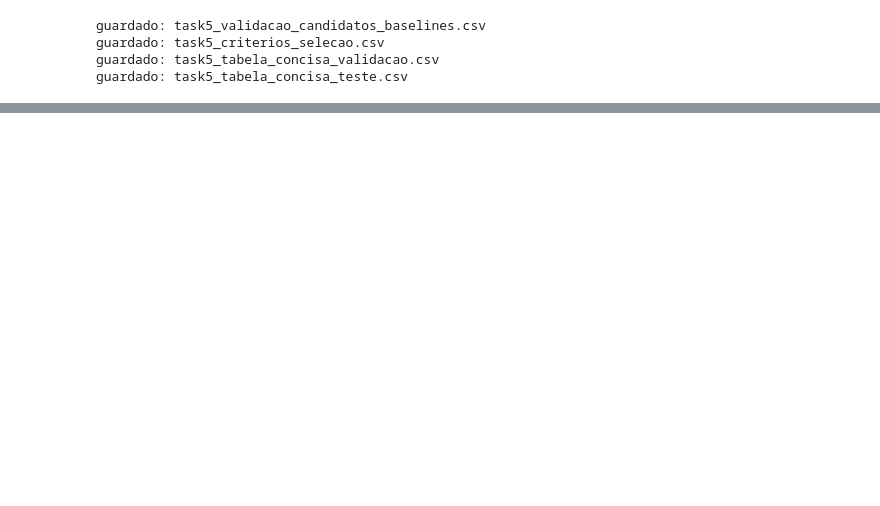
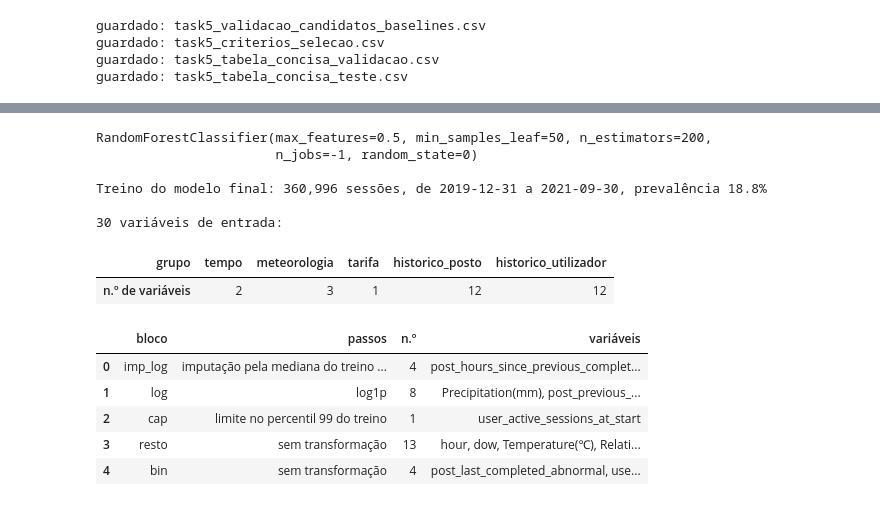
Before and after one commit to 1231478-Ellah-Fleischmann/MINDD-PROJETO, a Jupyter notebook: task5.ipynb, the cells around one changed output, grey strips where cells are left out. Saved outputs shown, nothing was run; the diff lists cells and outputs as text; code cells hidden in the pictures; blank space fills up the shorter version.

```diff
--- a/task5.ipynb
+++ b/task5.ipynb
@@ -803,0 +808,42 @@ guardado: task5_tabela_concisa_teste.csv
+# %%
+MODELO_FINAL = escolhas["modelo_probabilistico_mais_forte"]            # "random_forest"
+hp_final = escolhas["hiperparametros_escolhidos"][MODELO_FINAL]
+GRUPOS_FINAIS = ab.CONFIGURACOES["4 + histórico do utilizador"]
+cols_final, pipe_final = ab.criar_pipeline(MODELO_FINAL, GRUPOS_FINAIS, None, **hp_final)   # None = sem informação espacial
+print(pipe_final.named_steps["modelo"])
+
+# Período de treino do modelo final
+print(f"\nTreino do modelo final: {len(dev_final):,} sessões, de {dev_final['Start Time'].min():%Y-%m-%d} "
+      f"a {dev_final['Start Time'].max():%Y-%m-%d}, prevalência {dev_final['is_Abnormal'].mean():.1%}")
+
+# 1) Variáveis por grupo
+ficha_var = pd.DataFrame([(g, c) for g in GRUPOS_FINAIS for c in ab.GRUPOS[g]], columns=["grupo", "variável"])
+print(f"\n{len(cols_final)} variáveis de entrada:")
+display(ficha_var.groupby("grupo", sort=False).size().rename("n.º de variáveis").to_frame().T)
+
+# 2) Pré-processamento: cada bloco do ColumnTransformer, os seus passos e as colunas a que se aplica
+DESC = {"SimpleImputer": "imputação pela mediana do treino", "LimiteSuperior": "limite no percentil 99 do treino",
+        "FunctionTransformer": "log1p", "StandardScaler": "escalonamento"}
+linhas_pre = []
+for nome, trans, cols in pipe_final.named_steps["pre"].transformers:
+    passos = "sem transformação" if trans == "passthrough" else \
+             " → ".join(DESC.get(type(p).__name__, type(p).__name__) for _, p in trans.steps)
+    linhas_pre.append({"bloco": nome, "passos": passos, "n.º": len(cols), "variáveis": ", ".join(cols)})
+ficha_pre = pd.DataFrame(linhas_pre)
+with pd.option_context("display.max_colwidth", None):
+    display(ficha_pre)
+# %% [output]
+RandomForestClassifier(max_features=0.5, min_samples_leaf=50, n_estimators=200,
+                       n_jobs=-1, random_state=0)
+
+Treino do modelo final: 360,996 sessões, de 2019-12-31 a 2021-09-30, prevalência 18.8%
+
+30 variáveis de entrada:
+| grupo | tempo | meteorologia | tarifa | historico_posto | historico_utilizador |
+| n.º de variáveis | 2 | 3 | 1 | 12 | 12 |
+|  | bloco | passos | n.º | variáveis |
+| 0 | imp_log | imputação pela mediana do treino ... | 4 | post_hours_since_previous_complet... |
+| 1 | log | log1p | 8 | Precipitation(mm), post_previous_... |
+| 2 | cap | limite no percentil 99 do treino | 1 | user_active_sessions_at_start |
+| 3 | resto | sem transformação | 13 | hour, dow, Temperature(℃), Relati... |
+| 4 | bin | sem transformação | 4 | post_last_completed_abnormal, use... |
```
Also changed, not shown: parts of 2 cells of this notebook, 3 other files.
